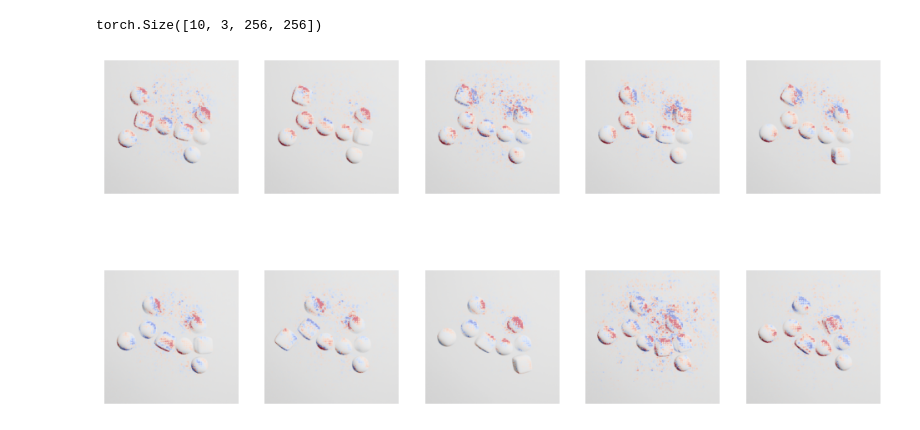
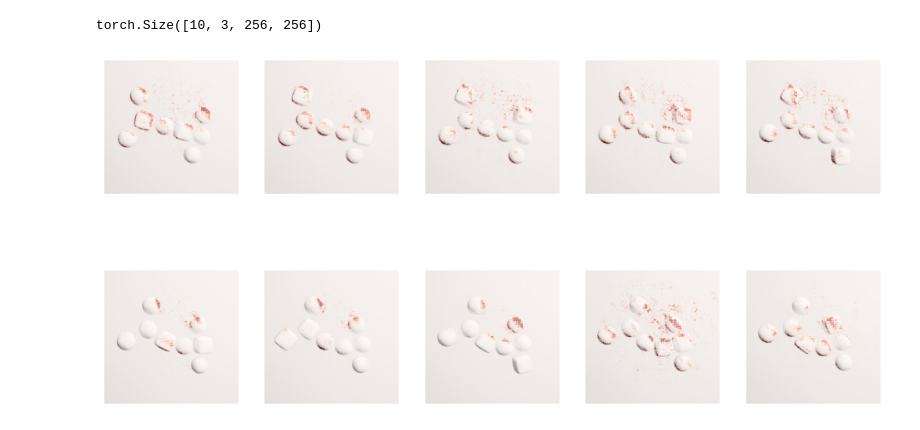
Before and after one commit to davidsjohnson/blockies-xai, a Jupyter notebook: simple_blockies_xai.ipynb, the cells around one changed output. Drawn from its saved outputs; the diff is of its cells as text; code cells hidden in the pictures.

```diff
--- a/simple_blockies_xai.ipynb
+++ b/simple_blockies_xai.ipynb
@@ -661,22 +661,22 @@ torch.Size([10, 3, 256, 256])
 # %%
 fig, axes = plt.subplots(2, 5, figsize=(12, 6))
 axes = axes.flatten()
 
 for i, (img, hm, ax) in enumerate(zip(xai_exp_imgs_np, hms, axes)):
 
   hm = hm.cpu().detach().numpy().transpose(1, 2, 0)
 
   viz.visualize_image_attr(
       hm,
       img,
       method="blended_heat_map",
-      sign="all",
+      sign="positive",
       show_colorbar=False,
-      outlier_perc=30,
-      cmap='coolwarm',
+      outlier_perc=15,
+      cmap='Reds',
       plt_fig_axis=(fig, ax),
       use_pyplot=False,
   )
   ax.axis('off')
 # %% [output]
-[figure, old version]
+[figure, new version]
```
